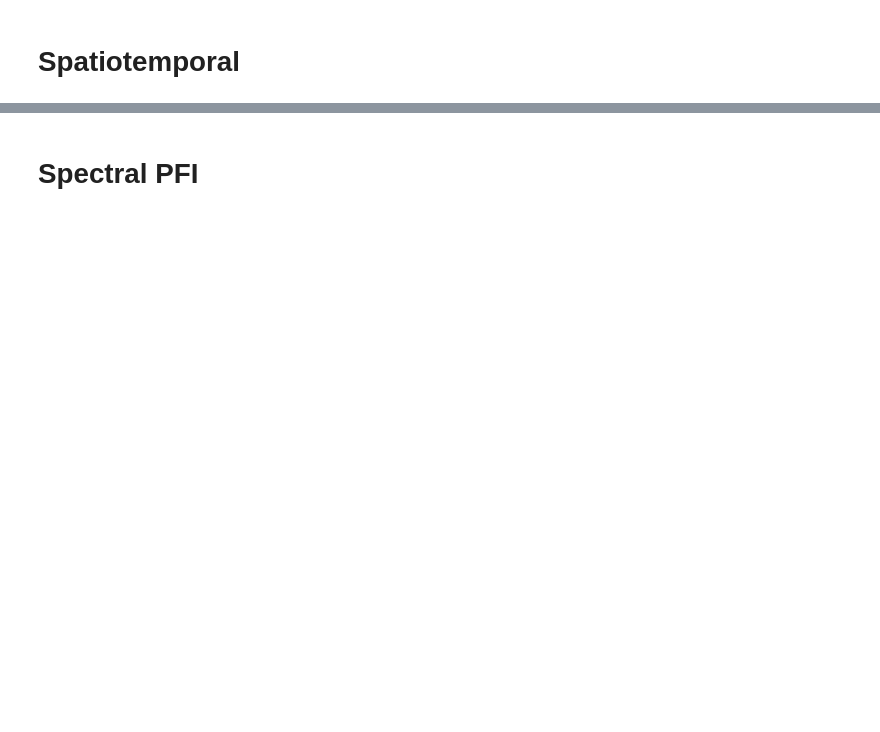
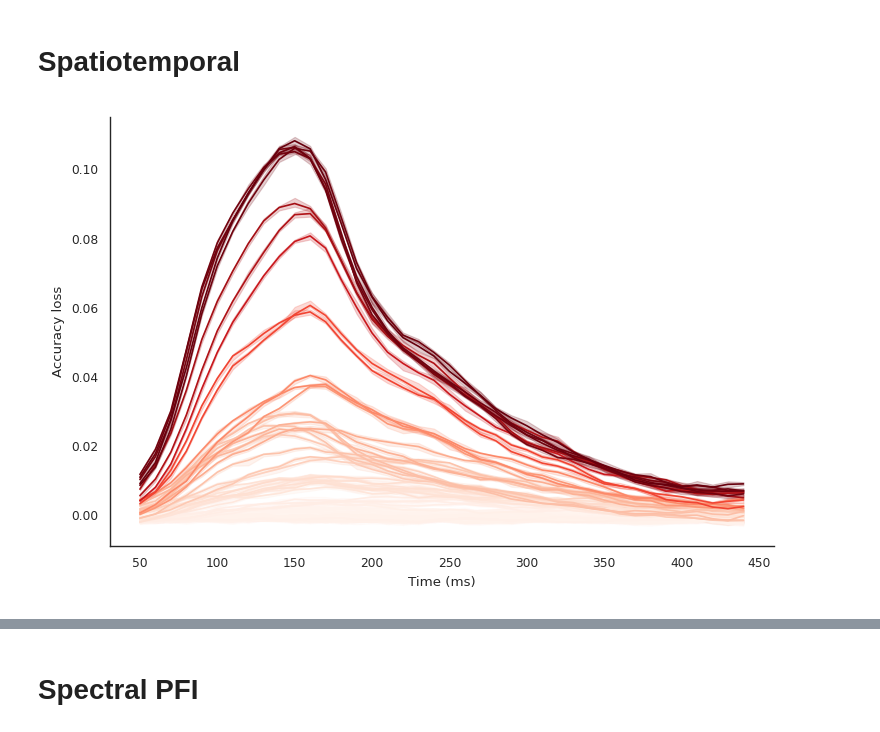
Before and after one commit to ricsinaruto/MEG-transfer-decoding, a Jupyter notebook: notebooks/mvpa_paper.ipynb, the cells around one changed output, grey strips where cells are left out. Cells and saved outputs as stored; diff of their text form; code cells hidden in the pictures; blank space fills up the shorter version.

```diff
--- a/notebooks/mvpa_paper.ipynb
+++ b/notebooks/mvpa_paper.ipynb
@@ -96,35 +136,41 @@ pfi = np.mean(pfi_full, axis=0)
 
 time_range = np.arange(50, 450, 10)
 
 # times array
 times = np.array([time_range for _ in range(pfi.shape[0])])
 times = np.array([times.reshape(-1) for _ in range(pfi.shape[2])]).T
 times = times.reshape(-1)
 
 # channels array
 pfi_pd = pfi.reshape(-1, pfi.shape[2])
 
 # magnitudes for color hues
 mags = np.abs(np.mean(pfi, axis=(0, 1)))
 mags = np.array([mags/np.max(mags[:-1]) for _ in range(pfi_pd.shape[0])])
 mags = mags.reshape(-1)
 
 pfi_pd = pfi_pd.reshape(-1)
 
 # put everything in a pd dataframe
 pd_dict = {'Accuracy loss': pfi_pd, 'Time (ms)': times, 'relative magnitude': mags, 'channels': ['individual']*mags.shape[0]}
 pfi_pd = pd.DataFrame(pd_dict)
 
-%matplotlib inline
+%matplotlib widget
 pfi_plot = sns.relplot(data=pfi_pd,
                        kind="line",
                        x="Time (ms)",
                        y="Accuracy loss",
                        hue='relative magnitude',
                        n_boot=10,
                        palette='Reds',
                        legend=None,
-                       aspect=2)
+                       aspect=1.5)
+
+plt.tight_layout()
+
+plt.savefig('mvpa_figures/cichy118_spatiotemporalPFI.pdf', format='pdf', bbox_inches='tight')
+# %% [output]
+[figure, added]
 # %%
 # Topoplot
 ticks = list(range(len(time_range)))
```
Also changed, not shown: parts of 37 cells of this notebook, 8 other files.
